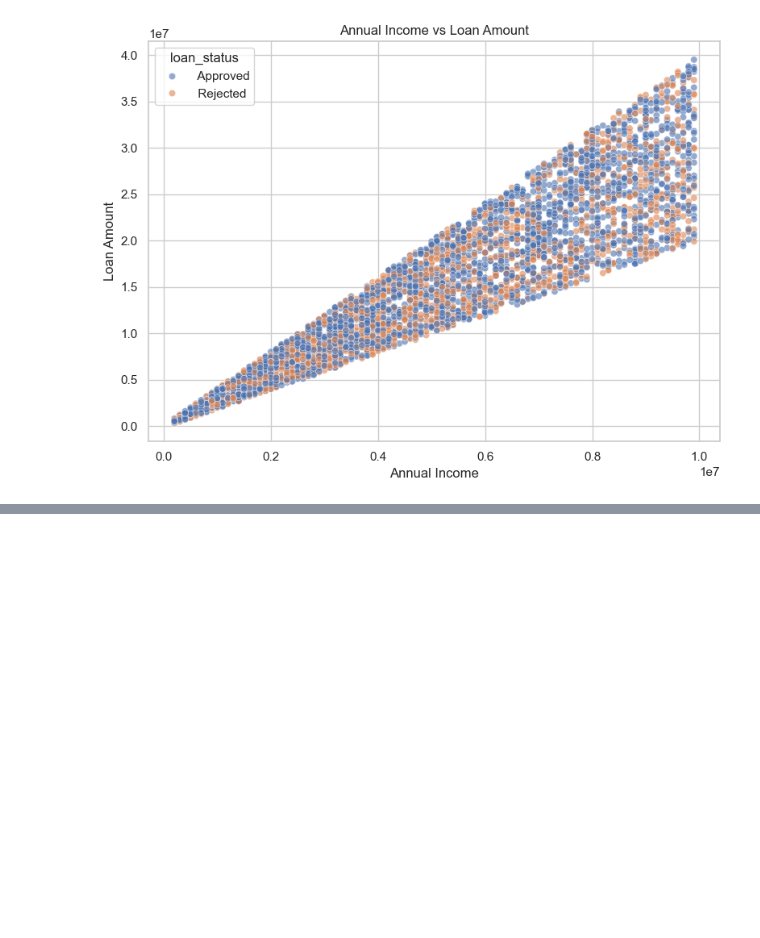
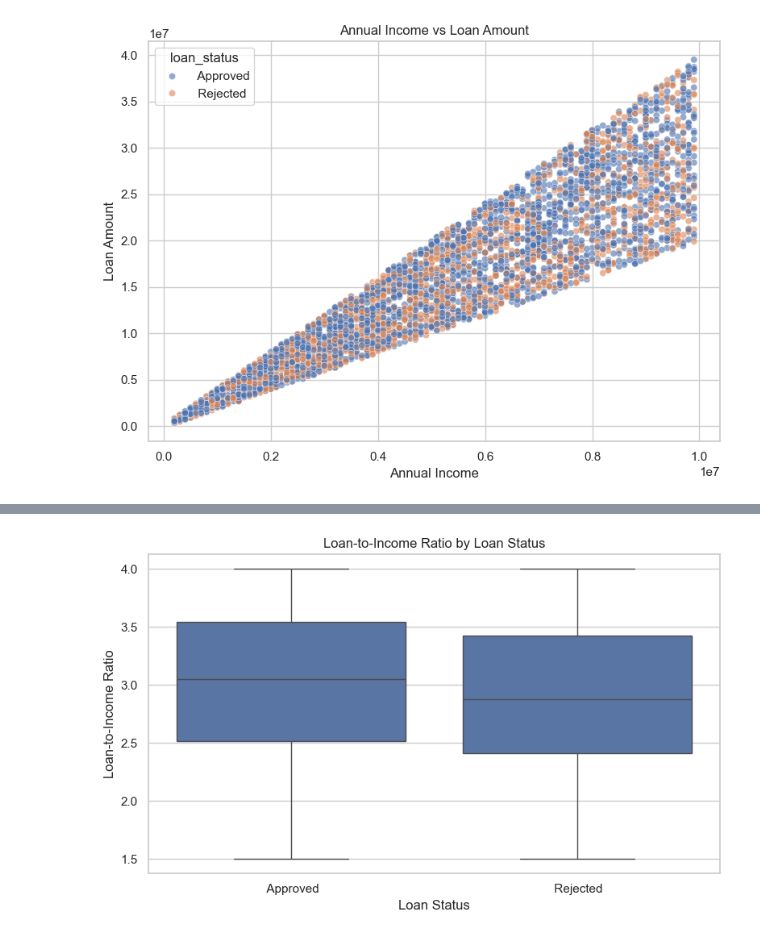
Before and after one commit to EmanQazii/loan-approval-prediction-model, a Jupyter notebook: notebooks/Loan_Approval_Prediction.ipynb, the cells around one changed output, grey strips where cells are left out. Cells and saved outputs as stored; diff of their text form; code cells hidden in the pictures; blank space fills up the shorter version.

```diff
--- a/notebooks/Loan_Approval_Prediction.ipynb
+++ b/notebooks/Loan_Approval_Prediction.ipynb
@@ -673,0 +735,22 @@ plt.show()
+# %%
+plt.figure(figsize=(8, 5))
+sns.boxplot(
+    data=df,
+    x="loan_status",
+    y="loan_to_income_ratio"
+)
+plt.title("Loan-to-Income Ratio by Loan Status")
+plt.xlabel("Loan Status")
+plt.ylabel("Loan-to-Income Ratio")
+
+plt.tight_layout()
+
+plt.savefig(
+    "../outputs/loan_to_income_vs_status.png",
+    dpi=300,
+    bbox_inches="tight"
+)
+
+plt.show()
+# %% [output]
+[figure, added]
```
Also changed, not shown: parts of 42 cells of this notebook, 2 other files.
